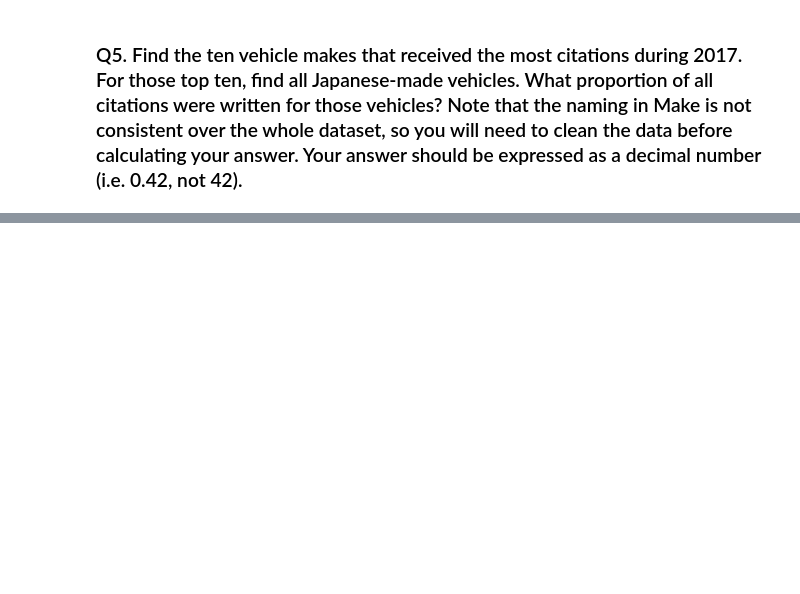
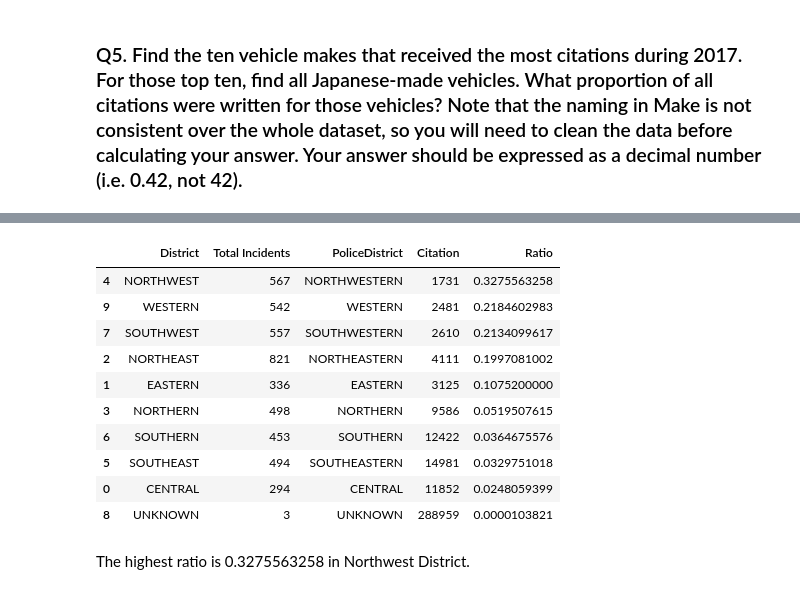
Before and after one commit to alssica/data_incubator_application, a Jupyter notebook: section1/Section_1.ipynb, the cells around one changed output, grey strips where cells are left out. Saved outputs shown, nothing was run; the diff lists cells and outputs as text; code cells hidden in the pictures; blank space fills up the shorter version.

```diff
--- a/section1/Section_1.ipynb
+++ b/section1/Section_1.ipynb
@@ -190,0 +326,7 @@ print(list_3)
+# %%
+# time mask the dataframe
+cf_15 = cf.loc[(cf.CrimeDate >= '2015-01-01') & (cf.CrimeDate <'2016-01-01')]
+
+# look at unique values of Description and District column, see if entries are consistant
+print(cf_15.Description.unique())
+print(cf_15.District.unique())
@@ -190,0 +340,8 @@ print(list_3)
+# %%
+# filter out Auto Theft, clean names, group by district
+auto_thft = cf_15.loc[cf_15['Description'].str.upper() == "AUTO THEFT"]
+# dist_dict = {'NORTHEAST':'NORTHEASTERN','SOUTHEAST':'SOUTHEASTERN','NORTHWEST':'NORTHWESTERN', 'SOUTHWEST':'SOUTHWESTERN'}
+# auto_thft.Description = auto_thft.Description.replace(dist_dict)
+# auto_thft
+theft_series = auto_thft['Total Incidents'].groupby(auto_thft.District).sum()
+theft_series
@@ -190,0 +363,8 @@ print(list_3)
+# %%
+# apply time mask and clean up police district entries in citation table
+df_15 = df.loc[(df.ViolDate >= '2015-01-01') & (df.ViolDate <'2016-01-01')]
+# df_15['PoliceDistrict'] = df_15['PoliceDistrict'].replace(np.nan, 'UNKNOWN')
+df_15['PoliceDistrict'].fillna('UNKNOWN', inplace=True)
+df_15.PoliceDistrict = df_15.PoliceDistrict.str.upper()
+cite_series = df_15.Citation.groupby(df_15.PoliceDistrict).count()
+cite_series
@@ -190,0 +386,4 @@ print(list_3)
+# %%
+# merge auto theft table and citation table
+combined = pd.concat([theft_series.reset_index(), cite_series.reset_index()], axis=1, sort=False)
+combined
@@ -190,0 +402,18 @@ print(list_3)
+# %%
+# add a column for the ratio
+combined['Ratio'] = combined['Total Incidents']/combined['Citation']
+combined.sort_values(by=['Ratio'], ascending=False)
+# %% [output]
+|  | District | Total Incidents | PoliceDistrict | Citation | Ratio |
+| 4 | NORTHWEST | 567 | NORTHWESTERN | 1731 | 0.3275563258 |
+| 9 | WESTERN | 542 | WESTERN | 2481 | 0.2184602983 |
+| 7 | SOUTHWEST | 557 | SOUTHWESTERN | 2610 | 0.2134099617 |
+| 2 | NORTHEAST | 821 | NORTHEASTERN | 4111 | 0.1997081002 |
+| 1 | EASTERN | 336 | EASTERN | 3125 | 0.1075200000 |
+| 3 | NORTHERN | 498 | NORTHERN | 9586 | 0.0519507615 |
+| 6 | SOUTHERN | 453 | SOUTHERN | 12422 | 0.0364675576 |
+| 5 | SOUTHEAST | 494 | SOUTHEASTERN | 14981 | 0.0329751018 |
+| 0 | CENTRAL | 294 | CENTRAL | 11852 | 0.0248059399 |
+| 8 | UNKNOWN | 3 | UNKNOWN | 288959 | 0.0000103821 |
+# %% [markdown]
+The highest ratio is 0.3275563258 in Northwest District.
```
Also changed, not shown: parts of 43 cells of this notebook, 4 other files.
